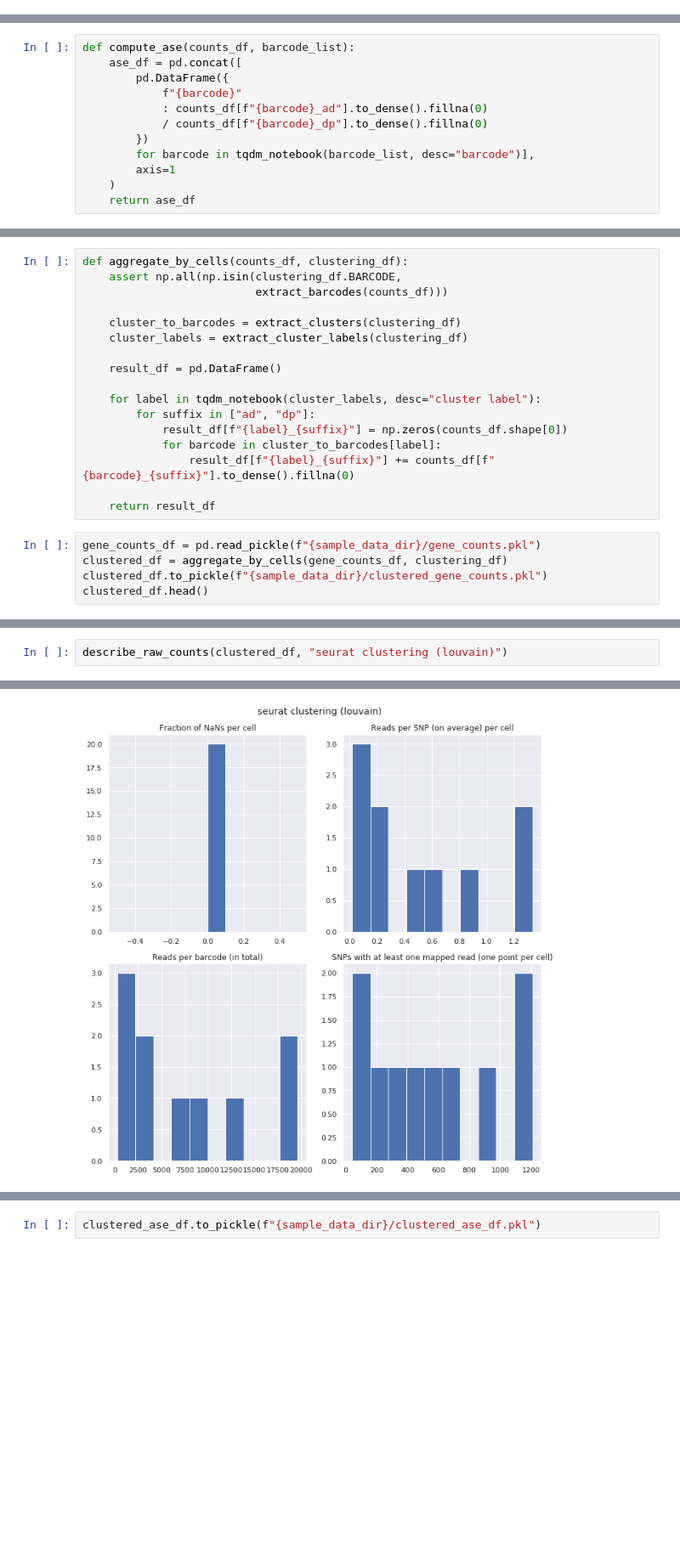
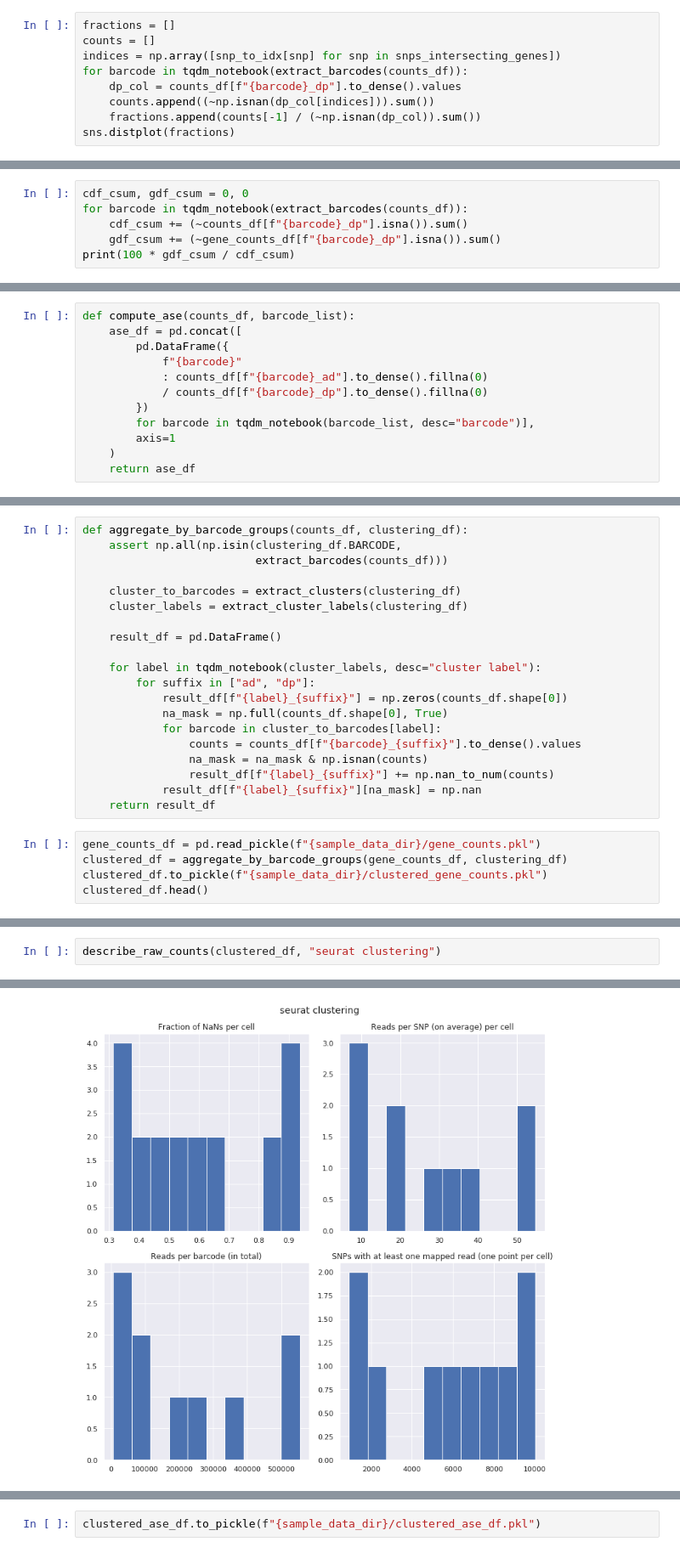
Before and after one commit to ivanov-v-v/cnv-inference, a Jupyter notebook: notebooks/vcf_to_ase.ipynb, the cells around one changed output, grey strips where cells are left out. Shown at 85% size. Cells and saved outputs as stored; diff of their text form; blank space fills up the shorter version.

Commit message:
fixed several bugs related to NaN-handling policy; managed to get reproducible results; proved that the classifier performance improved

```diff
--- a/notebooks/vcf_to_ase.ipynb
+++ b/notebooks/vcf_to_ase.ipynb
@@ -375,0 +399,9 @@ Wall time: 4min 22s
+# %%
+fractions = []
+counts = []
+indices = np.array([snp_to_idx[snp] for snp in snps_intersecting_genes])
+for barcode in tqdm_notebook(extract_barcodes(counts_df)):
+    dp_col = counts_df[f"{barcode}_dp"].to_dense().values
+    counts.append((~np.isnan(dp_col[indices])).sum())
+    fractions.append(counts[-1] / (~np.isnan(dp_col)).sum())
+sns.distplot(fractions)
@@ -396,0 +455,6 @@ genome_df.head()
+# %%
+cdf_csum, gdf_csum = 0, 0
+for barcode in tqdm_notebook(extract_barcodes(counts_df)):
+    cdf_csum += (~counts_df[f"{barcode}_dp"].isna()).sum()
+    gdf_csum += (~gene_counts_df[f"{barcode}_dp"].isna()).sum()
+print(100 * gdf_csum / cdf_csum)
@@ -460,7 +627,7 @@ ase_df.drop(columns="GENE_ID").isna().mean().hist()
 Take read counts and clustering info as an input.
 Add up the counts in each cluster.
 # %%
-def aggregate_by_cells(counts_df, clustering_df):
+def aggregate_by_barcode_groups(counts_df, clustering_df):
     assert np.all(np.isin(clustering_df.BARCODE,
                           extract_barcodes(counts_df)))
 
@@ -472,13 +639,16 @@ def aggregate_by_cells(counts_df, clustering_df):
     for label in tqdm_notebook(cluster_labels, desc="cluster label"):
         for suffix in ["ad", "dp"]:
             result_df[f"{label}_{suffix}"] = np.zeros(counts_df.shape[0])
+            na_mask = np.full(counts_df.shape[0], True)
             for barcode in cluster_to_barcodes[label]:
-                result_df[f"{label}_{suffix}"] += counts_df[f"{barcode}_{suffix}"].to_dense().fillna(0)
-
+                counts = counts_df[f"{barcode}_{suffix}"].to_dense().values
+                na_mask = na_mask & np.isnan(counts)
+                result_df[f"{label}_{suffix}"] += np.nan_to_num(counts)
+            result_df[f"{label}_{suffix}"][na_mask] = np.nan
     return result_df
 # %%
 gene_counts_df = pd.read_pickle(f"{sample_data_dir}/gene_counts.pkl")
-clustered_df = aggregate_by_cells(gene_counts_df, clustering_df)
+clustered_df = aggregate_by_barcode_groups(gene_counts_df, clustering_df)
 clustered_df.to_pickle(f"{sample_data_dir}/clustered_gene_counts.pkl")
 clustered_df.head()
 # %% [output]
@@ -492,6 +662,6 @@ HBox(children=(IntProgress(value=0, description='cluster label', max=10, style=P
 # %%
-describe_raw_counts(clustered_df, "seurat clustering (louvain)")
+describe_raw_counts(clustered_df, "seurat clustering")
 # %% [output]
 20 columns, 10 barcodes, 14706 SNPs
-[figure, old version]
+[figure, new version]
 # %%
```
Also changed, not shown: parts of 87 cells of this notebook.
